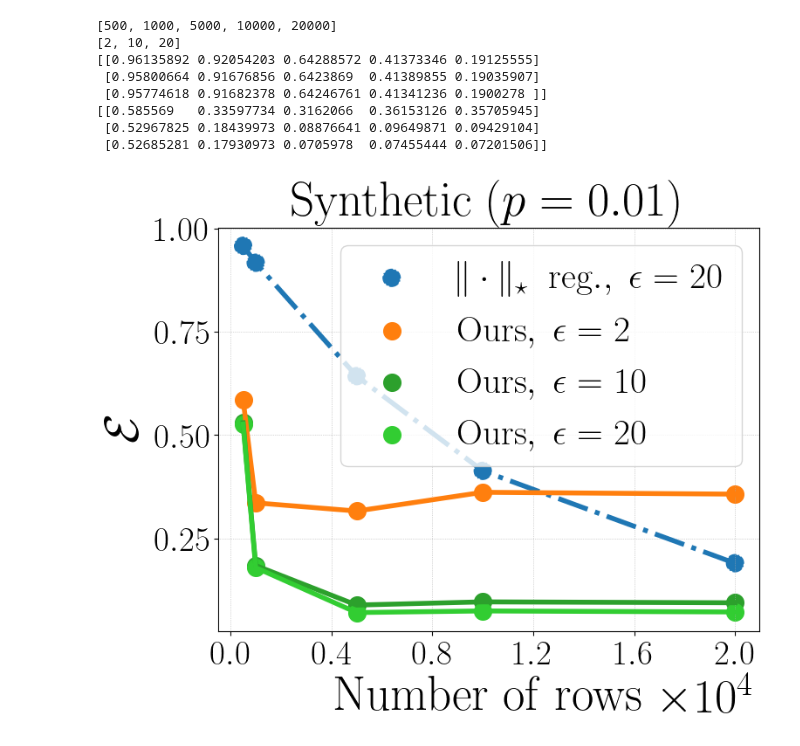
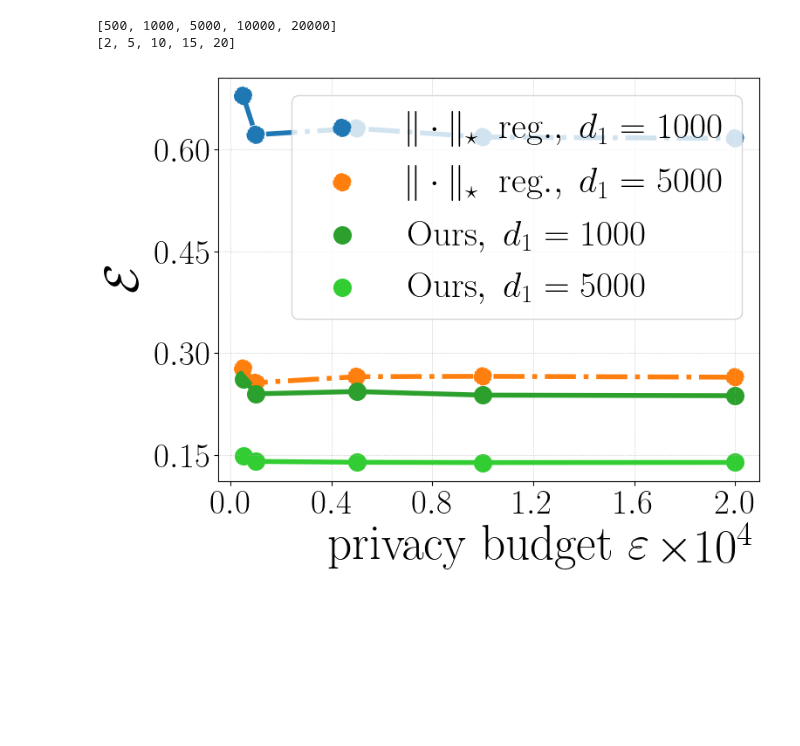
Before and after one commit to VirtuosoResearch/Matrix-completion-from-ultrasparse-samples, a Jupyter notebook: plots/users-dp.ipynb, the cells around one changed output. Drawn from its saved outputs; the diff is of its cells as text; code cells hidden in the pictures; blank space fills up the shorter version.

Commit message:
users-dp

```diff
--- a/plots/users-dp.ipynb
+++ b/plots/users-dp.ipynb
@@ -41,9 +143,12 @@ X_original_err_std = results['X_original_err_std']
 ob2_err_mean = results['ob2_err_mean']
 ob2_rmse_mean = results['ob2_rmse_mean']
 """
-ob2_err_mean = results['ob2_err_mean'].reshape(len(X), len(epsilon_list)).T
-err_mean = results['err_mean'].reshape(len(X), len(epsilon_list)).T
-err_std = results['err_std'].reshape(len(X), len(epsilon_list)).T
+rmse_mean = results['rmse_mean'].reshape(len(X), len(epsilon_list))
+rmse_std = results['rmse_std'].reshape(len(X), len(epsilon_list))
+ob2_err_mean = results['ob2_err_mean'].reshape(len(X), len(epsilon_list))
+ob2_rmse_mean = results['ob2_rmse_mean'].reshape(len(X), len(epsilon_list))
+err_mean = results['err_mean'].reshape(len(X), len(epsilon_list))
+err_std = results['err_std'].reshape(len(X), len(epsilon_list))
 #rmse_mean = results['rmse_mean']
 #rmse_std = results['rmse_std']
 plt.figure(figsize=(8,6))
@@ -51,57 +156,49 @@ plt.figure(figsize=(8,6))
 #plt.plot(X, T_prob_err_mean, lw=4, label=r"$T_{\text{prob}}$")
 #plt.plot(X, T_freq_err_mean, lw=4, label=r"$T_{\text{freq}}$")
 #plt.plot(X, SVD_T_err_mean, lw=4, label=r"$\mathrm{SVD}$")
-print(ob2_err_mean)
-print(err_mean)
-#plt.plot(X, ob2_err_mean[0], lw=4,linestyle='-.', label=r"$\|\cdot\|_\star~~\mathrm{reg.},~\epsilon=5\times10^{-4}$")
-#plt.plot(X, ob2_err_mean[1], lw=4,linestyle='-.', label=r"$\|\cdot\|_\star~~\mathrm{reg.},~\epsilon=1\times10^{-3}$")
-plt.plot(X, ob2_err_mean[2], lw=4,linestyle='-.')
-plt.plot(X, err_mean[0], lw=4)
-plt.plot(X, err_mean[1], lw=4)
-plt.plot(X, err_mean[2], color='limegreen', lw=4)
+#plt.plot(X, ob2_rmse_mean[0], lw=4,linestyle='-.', label=r"$\|\cdot\|_\star~~\mathrm{reg.},~\epsilon=2$")
+plt.plot(X, ob2_rmse_mean[1], lw=4,linestyle='-.')
+plt.plot(X, ob2_rmse_mean[2], lw=4,linestyle='-.')
+#plt.plot(X, rmse_mean[0], lw=4)
+plt.plot(X, rmse_mean[1], lw=4)
+plt.plot(X, rmse_mean[2], lw=4,color='limegreen')
 
-plt.scatter(X, ob2_err_mean[2], s=200,linestyle='-.', label=r"$\|\cdot\|_\star~~\mathrm{reg.},~\epsilon=20$")
-plt.scatter(X, err_mean[0], s=200, label=r"$\mathrm{Ours},~\epsilon=2$")
-plt.scatter(X, err_mean[1], s=200, label=r"$\mathrm{Ours},~\epsilon=10$")
-plt.scatter(X, err_mean[2], s=200, color='limegreen', label=r"$\mathrm{Ours},~\epsilon=20$")
-
+plt.scatter(X, ob2_rmse_mean[1], s=200,linestyle='-.', label=r"$\|\cdot\|_\star~~\mathrm{reg.},~d_1=1000$")
+plt.scatter(X, ob2_rmse_mean[2], s=200,linestyle='-.', label=r"$\|\cdot\|_\star~~\mathrm{reg.},~d_1=5000$")
+#plt.scatter(X, rmse_mean[0], s=200, label=r"$\mathrm{Ours},~\epsilon=2$")
+plt.scatter(X, rmse_mean[1], s=200, label=r"$\mathrm{Ours},~d_1=1000$")
+plt.scatter(X, rmse_mean[2], s=200, color='limegreen', label=r"$\mathrm{Ours},~d_1=5000$")
 
 
 #plt.legend(fontsize=20, loc='upper center',bbox_to_anchor=(0.5, 1.4), ncol=2)
 #plt.title(title, fontsize=40, y=1.4)
-plt.title(title, fontsize=40)
+#plt.title(title, fontsize=40)
 #plt.legend(fontsize=20, loc='center left',bbox_to_anchor=(1, 0.5), ncol=1)
 plt.legend(fontsize=30, loc='upper right', ncol=1)
 
-plt.xlabel(r"$\mathrm{Number~of~rows}$", fontsize=40)
+plt.xlabel(r"$\mathrm{privacy~budget}~\varepsilon$", fontsize=40)
 plt.ylabel(r"$\mathcal{E}$", fontsize=40)
 
 plt.xticks(fontsize=28)
 plt.yticks(fontsize=28)
 #plt.yscale("log", base=10)
 #plt.ylim(,1.1)
 plt.ticklabel_format(style='sci', axis='x', scilimits=(4, 4))
 plt.gca().xaxis.get_offset_text().set_fontsize(40)
 
 plt.gca().xaxis.set_major_locator(MaxNLocator(6))
 plt.gca().yaxis.set_major_locator(MaxNLocator(4))
 plt.grid(lw=0.5, ls=":")
 #acc_str = f"best train acc: {np.array(train_acc).max():.4f}\nvalid acc: {val_acc[-1]:.4f}\nbest valid acc: {np.array(val_acc).max():.4f}\ngrokking gap: {val_converge-train_converge}"
 # plt.annotate(acc_str, xy=(0.2, 0.5), xycoords='axes fraction', fontsize=12, color='purple', ha='center')
 # add the annotation text to the overleaf file
 #plt.tight_layout()
-plot_name = f"./plots/users_dp_p001_err.pdf"
+plot_name = f"./plots/users_dp_p001_rmse.pdf"
 plt.savefig(plot_name, bbox_inches='tight', format="pdf", dpi=1200)
 
 plt.show()
 plt.close()
 # %% [output]
 [500, 1000, 5000, 10000, 20000]
-[2, 10, 20]
-[[0.96135892 0.92054203 0.64288572 0.41373346 0.19125555]
- [0.95800664 0.91676856 0.6423869  0.41389855 0.19035907]
- [0.95774618 0.91682378 0.64246761 0.41341236 0.1900278 ]]
-[[0.585569   0.33597734 0.3162066  0.36153126 0.35705945]
- [0.52967825 0.18439973 0.08876641 0.09649871 0.09429104]
- [0.52685281 0.17930973 0.0705978  0.07455444 0.07201506]]
+[2, 5, 10, 15, 20]
-[figure, old version]
+[figure, new version]
```
Also changed, not shown: parts of 2 cells of this notebook.
